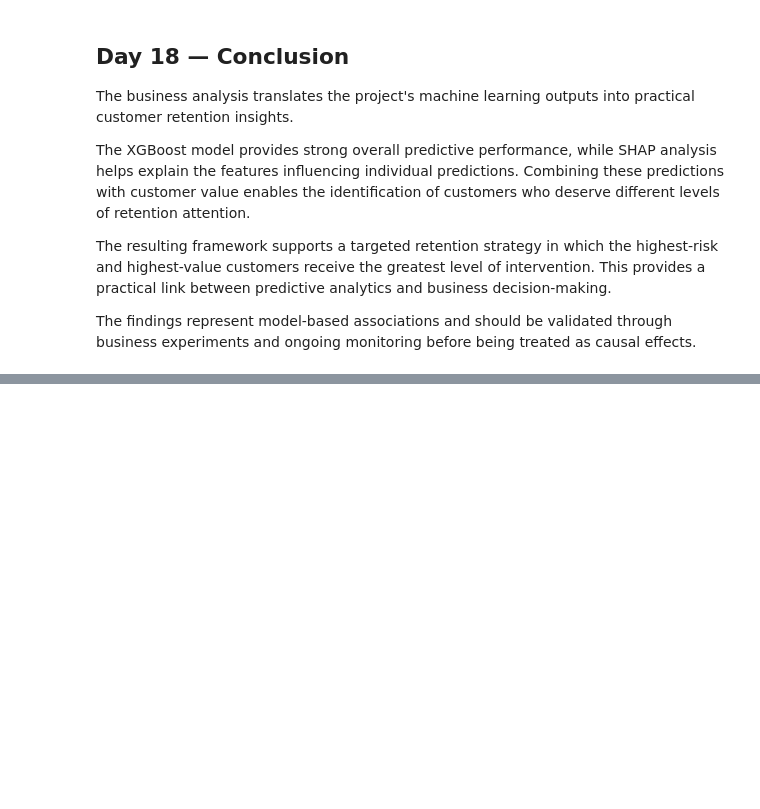
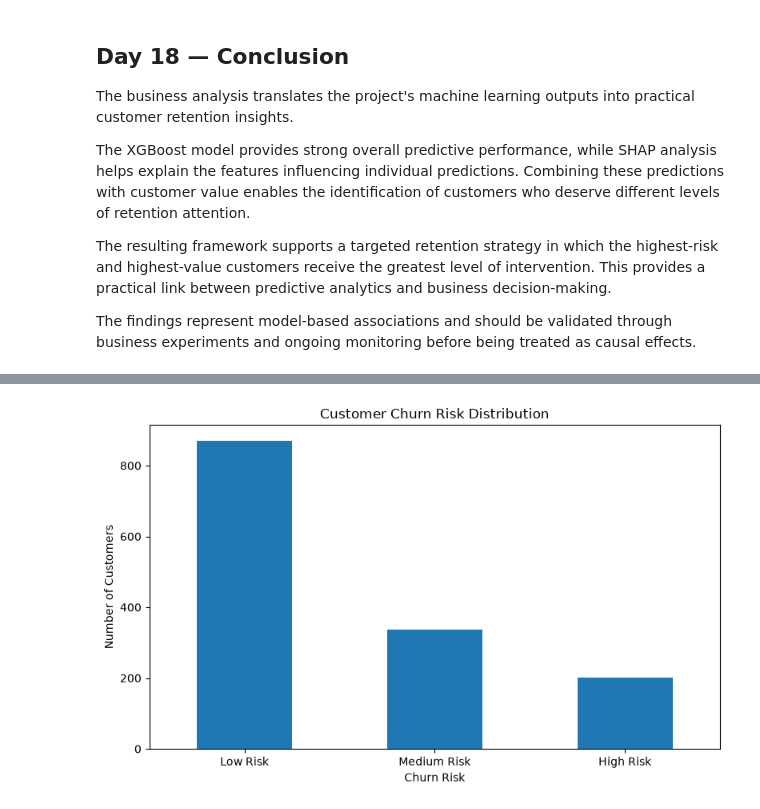
Before and after one commit to sagarsiddharth09-blip/customer-churn-LTV-engine, a Jupyter notebook: Akshay_Baseline_Analytics.ipynb, the cells around one changed output, grey strips where cells are left out. Cells and saved outputs as stored; diff of their text form; code cells hidden in the pictures; blank space fills up the shorter version.

```diff
--- a/Akshay_Baseline_Analytics.ipynb
+++ b/Akshay_Baseline_Analytics.ipynb
@@ -4686,0 +4765,19 @@ The findings represent model-based associations and should be validated through
+# %%
+risk_counts = (
+    ltv_df["Churn_Risk"]
+    .value_counts()
+    .reindex(["Low Risk", "Medium Risk", "High Risk"])
+)
+
+plt.figure(figsize=(8, 5))
+
+risk_counts.plot(kind="bar")
+
+plt.title("Customer Churn Risk Distribution")
+plt.xlabel("Churn Risk")
+plt.ylabel("Number of Customers")
+plt.xticks(rotation=0)
+plt.tight_layout()
+plt.show()
+# %% [output]
+[figure, added]
```
Also changed, not shown: parts of 10 cells of this notebook.
